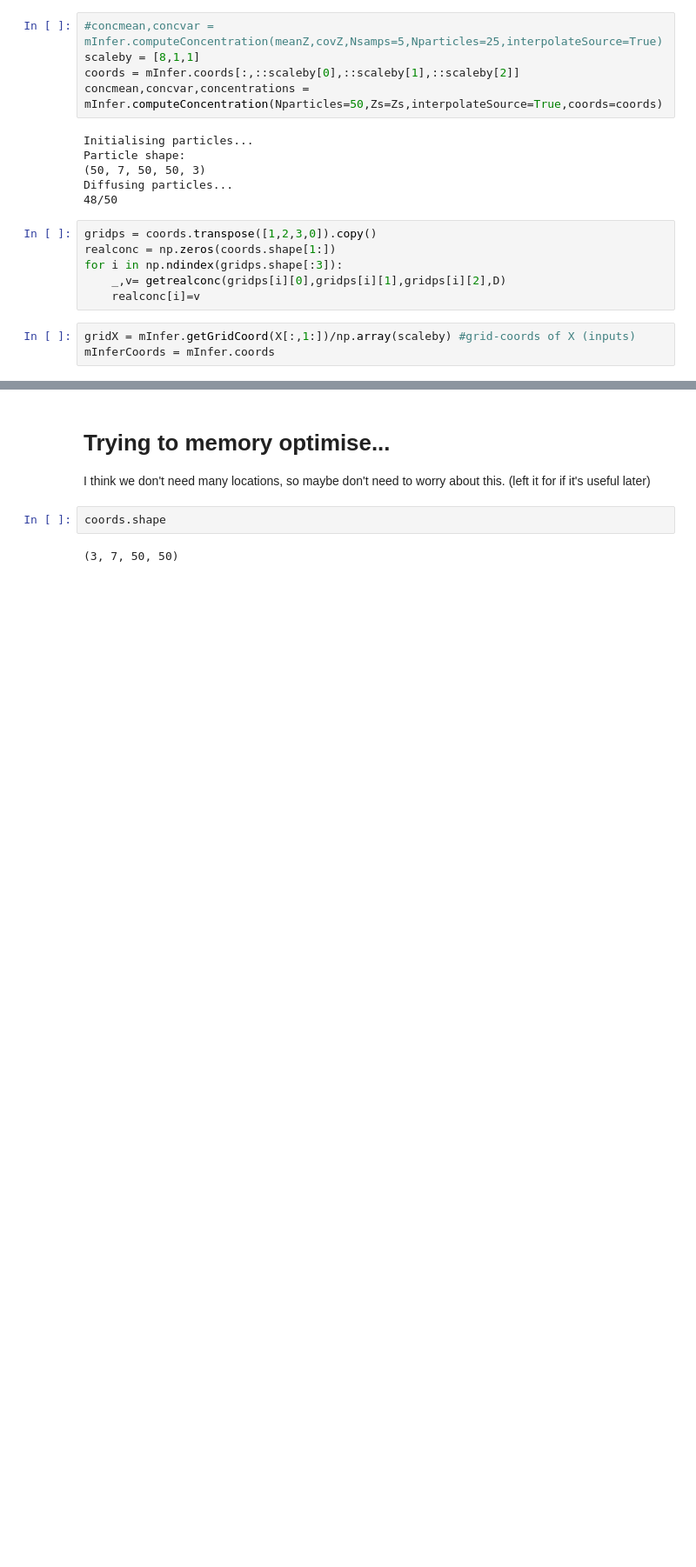
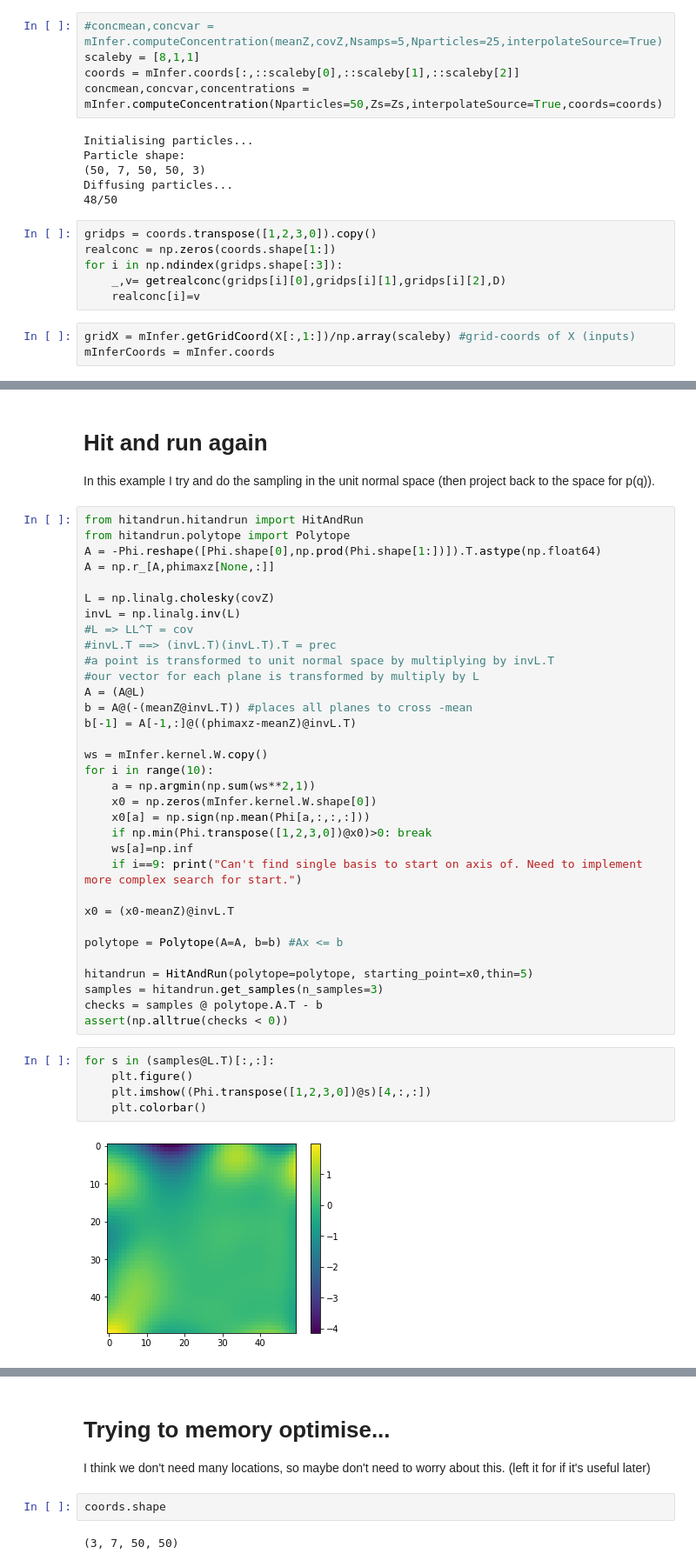
Before and after one commit to SheffieldML/advectionGPdatasets, a Jupyter notebook: juypter/PolytopeToyWindProblem.ipynb, the cells around one changed output, grey strips where cells are left out. Shown at 87% size. Cells and saved outputs as stored; diff of their text form; blank space fills up the shorter version.

Commit message:
polytopes

```diff
--- a/juypter/PolytopeToyWindProblem.ipynb
+++ b/juypter/PolytopeToyWindProblem.ipynb
@@ -380,0 +300,44 @@ for s in range(10):
+# %% [markdown]
+# Hit and run again
+
+In this example I try and do the sampling in the unit normal space (then project back to the space for p(q)).
+# %%
+from hitandrun.hitandrun import HitAndRun
+from hitandrun.polytope import Polytope
+A = -Phi.reshape([Phi.shape[0],np.prod(Phi.shape[1:])]).T.astype(np.float64)
+A = np.r_[A,phimaxz[None,:]]
+
+L = np.linalg.cholesky(covZ)
+invL = np.linalg.inv(L)
+#L => LL^T = cov
+#invL.T ==> (invL.T)(invL.T).T = prec
+#a point is transformed to unit normal space by multiplying by invL.T
+#our vector for each plane is transformed by multiply by L
+A = (A@L)
+b = A@(-(meanZ@invL.T)) #places all planes to cross -mean
+b[-1] = A[-1,:]@((phimaxz-meanZ)@invL.T)
+
+ws = mInfer.kernel.W.copy()
+for i in range(10):
+    a = np.argmin(np.sum(ws**2,1))
+    x0 = np.zeros(mInfer.kernel.W.shape[0])
+    x0[a] = np.sign(np.mean(Phi[a,:,:,:]))
+    if np.min(Phi.transpose([1,2,3,0])@x0)>0: break
+    ws[a]=np.inf
+    if i==9: print("Can't find single basis to start on axis of. Need to implement more complex search for start.")
+
+x0 = (x0-meanZ)@invL.T
+
+polytope = Polytope(A=A, b=b) #Ax <= b
+
+hitandrun = HitAndRun(polytope=polytope, starting_point=x0,thin=5)
+samples = hitandrun.get_samples(n_samples=3)
+checks = samples @ polytope.A.T - b
+assert(np.alltrue(checks < 0))
+# %%
+for s in (samples@L.T)[:,:]:
+    plt.figure()
+    plt.imshow((Phi.transpose([1,2,3,0])@s)[4,:,:])
+    plt.colorbar()
+# %% [output]
+[figure, added]
```
Also changed, not shown: parts of 34 cells of this notebook.
